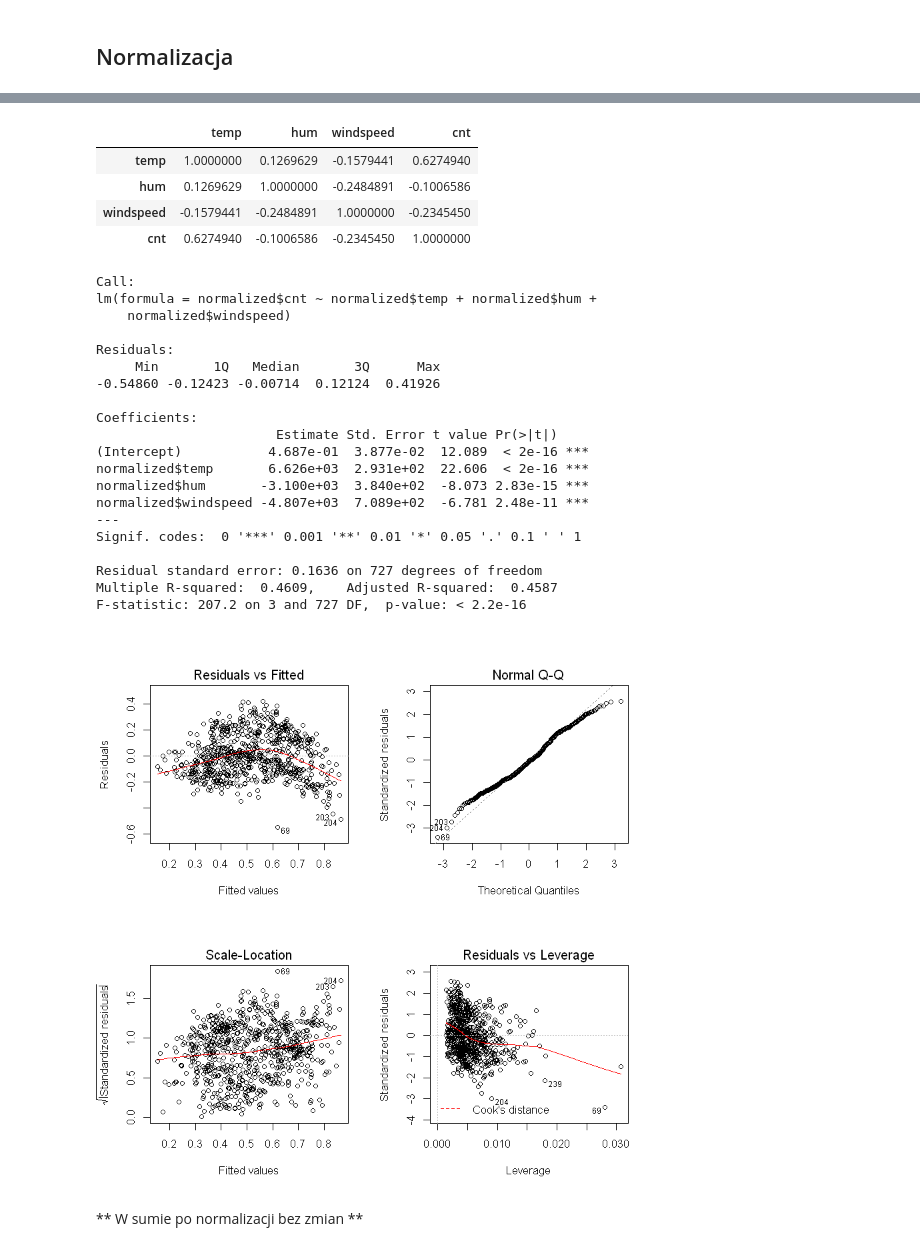
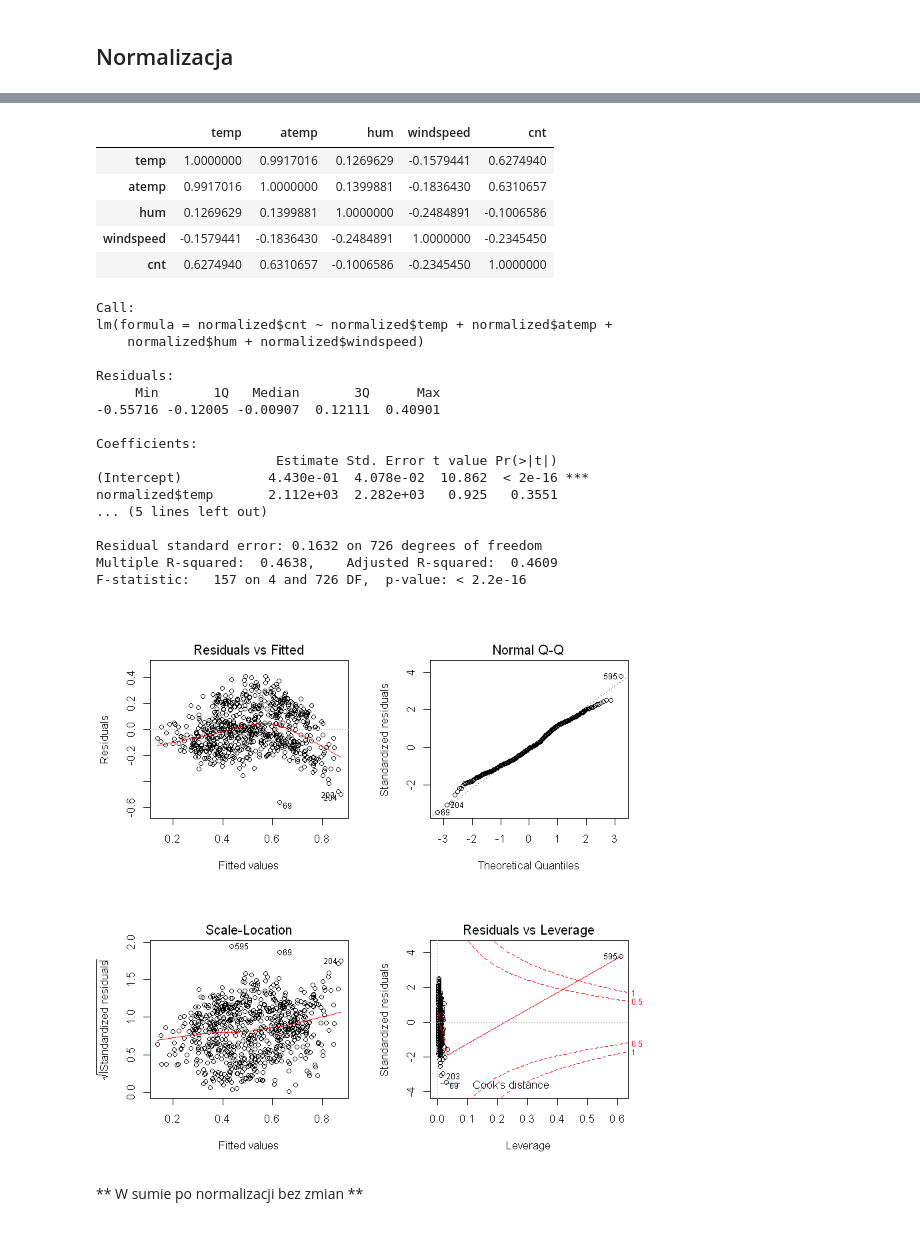
Before and after one commit to durden2/regression_models_pk, a Jupyter notebook: Tworczosc.ipynb, the cells around one changed output, grey strips where cells are left out. Drawn from its saved outputs; the diff is of its cells as text; code cells hidden in the pictures.

```diff
--- a/Tworczosc.ipynb
+++ b/Tworczosc.ipynb
@@ -2,7 +2,7 @@
 ## Normalizacja
 # %%
 data = read.csv("day.csv")
-keeps <- c("temp",  "hum", "windspeed", "cnt")
+keeps <- c("temp","atemp",  "hum", "windspeed", "cnt")
 df = data[keeps]
 head(df)
 # %% [output]
@@ -30,38 +30,36 @@ range(normalized)
 # %%
 cor(normalized)
 # %% [output]
-|  | temp | hum | windspeed | cnt |
-| temp | 1.0000000 | 0.1269629 | -0.1579441 | 0.6274940 |
-| hum | 0.1269629 | 1.0000000 | -0.2484891 | -0.1006586 |
-| windspeed | -0.1579441 | -0.2484891 | 1.0000000 | -0.2345450 |
-| cnt | 0.6274940 | -0.1006586 | -0.2345450 | 1.0000000 |
+|  | temp | atemp | hum | windspeed | cnt |
+| temp | 1.0000000 | 0.9917016 | 0.1269629 | -0.1579441 | 0.6274940 |
+| atemp | 0.9917016 | 1.0000000 | 0.1399881 | -0.1836430 | 0.6310657 |
+| hum | 0.1269629 | 0.1399881 | 1.0000000 | -0.2484891 | -0.1006586 |
+| windspeed | -0.1579441 | -0.1836430 | -0.2484891 | 1.0000000 | -0.2345450 |
+| cnt | 0.6274940 | 0.6310657 | -0.1006586 | -0.2345450 | 1.0000000 |
 # %%
-model <- lm(normalized$cnt~normalized$temp + normalized$hum + normalized$windspeed)
+model <- lm(normalized$cnt~normalized$temp + normalized$atemp + normalized$hum + normalized$windspeed)
 summary(model)
 par(mfrow=c(2, 2))
 plot(model)
 # %% [output]
 Call:
-lm(formula = normalized$cnt ~ normalized$temp + normalized$hum +
-    normalized$windspeed)
+lm(formula = normalized$cnt ~ normalized$temp + normalized$atemp +
+    normalized$hum + normalized$windspeed)
 
 Residuals:
      Min       1Q   Median       3Q      Max
--0.54860 -0.12423 -0.00714  0.12124  0.41926
+-0.55716 -0.12005 -0.00907  0.12111  0.40901
 
 Coefficients:
                        Estimate Std. Error t value Pr(>|t|)
-(Intercept)           4.687e-01  3.877e-02  12.089  < 2e-16 ***
-normalized$temp       6.626e+03  2.931e+02  22.606  < 2e-16 ***
-normalized$hum       -3.100e+03  3.840e+02  -8.073 2.83e-15 ***
-normalized$windspeed -4.807e+03  7.089e+02  -6.781 2.48e-11 ***
----
-Signif. codes:  0 '***' 0.001 '**' 0.01 '*' 0.05 '.' 0.1 ' ' 1
+(Intercept)           4.430e-01  4.078e-02  10.862  < 2e-16 ***
+normalized$temp       2.112e+03  2.282e+03   0.925   0.3551
+... (5 lines left out)
 
-Residual standard error: 0.1636 on 727 degrees of freedom
-Multiple R-squared:  0.4609,    Adjusted R-squared:  0.4587
-F-statistic: 207.2 on 3 and 727 DF,  p-value: < 2.2e-16
+Residual standard error: 0.1632 on 726 degrees of freedom
+Multiple R-squared:  0.4638,    Adjusted R-squared:  0.4609
+F-statistic:   157 on 4 and 726 DF,  p-value: < 2.2e-16
-[figure, old version]
+[figure, new version]
 # %% [markdown]
 ** W sumie po normalizacji bez zmian **
 # %% [markdown]
```
Also changed, not shown: parts of 11 cells of this notebook.
